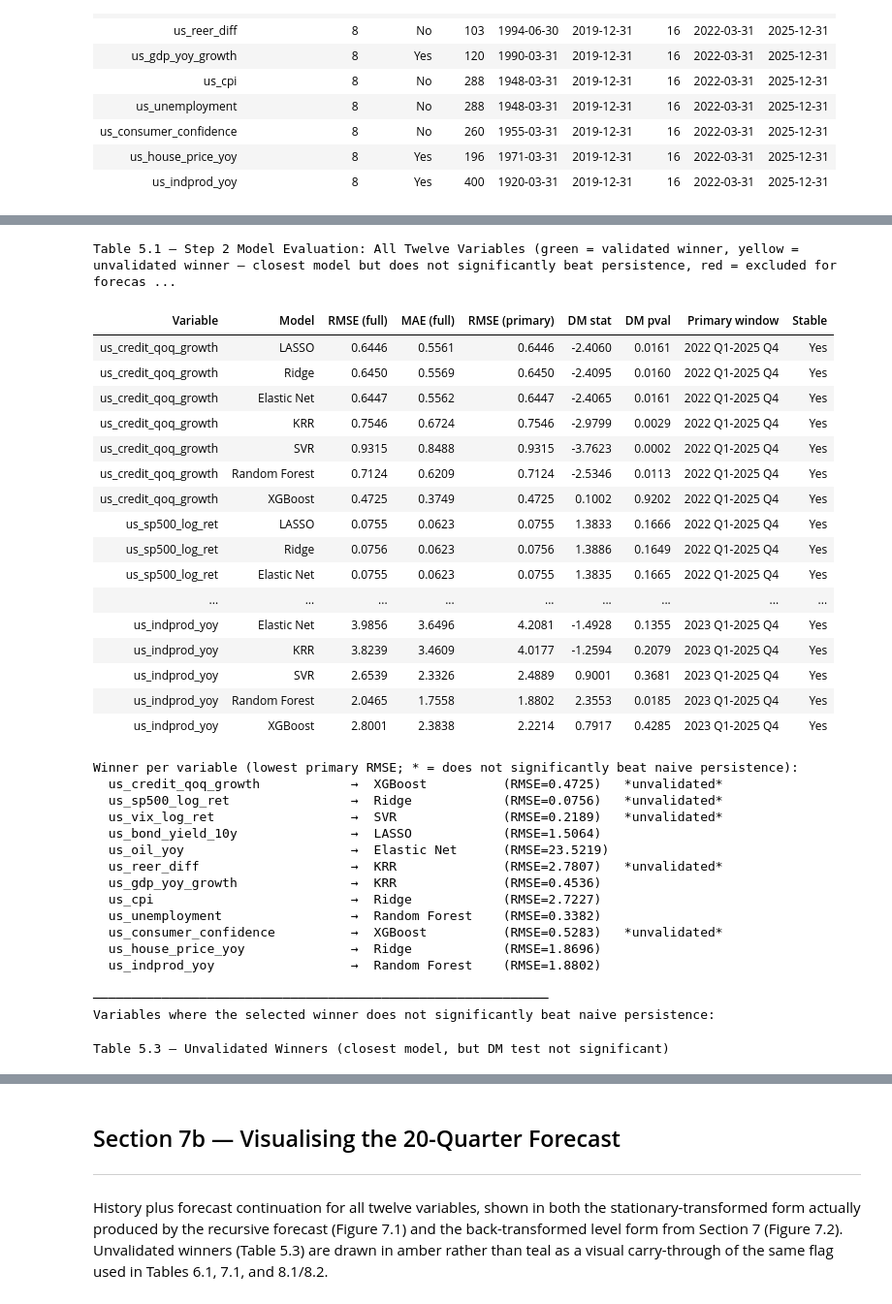
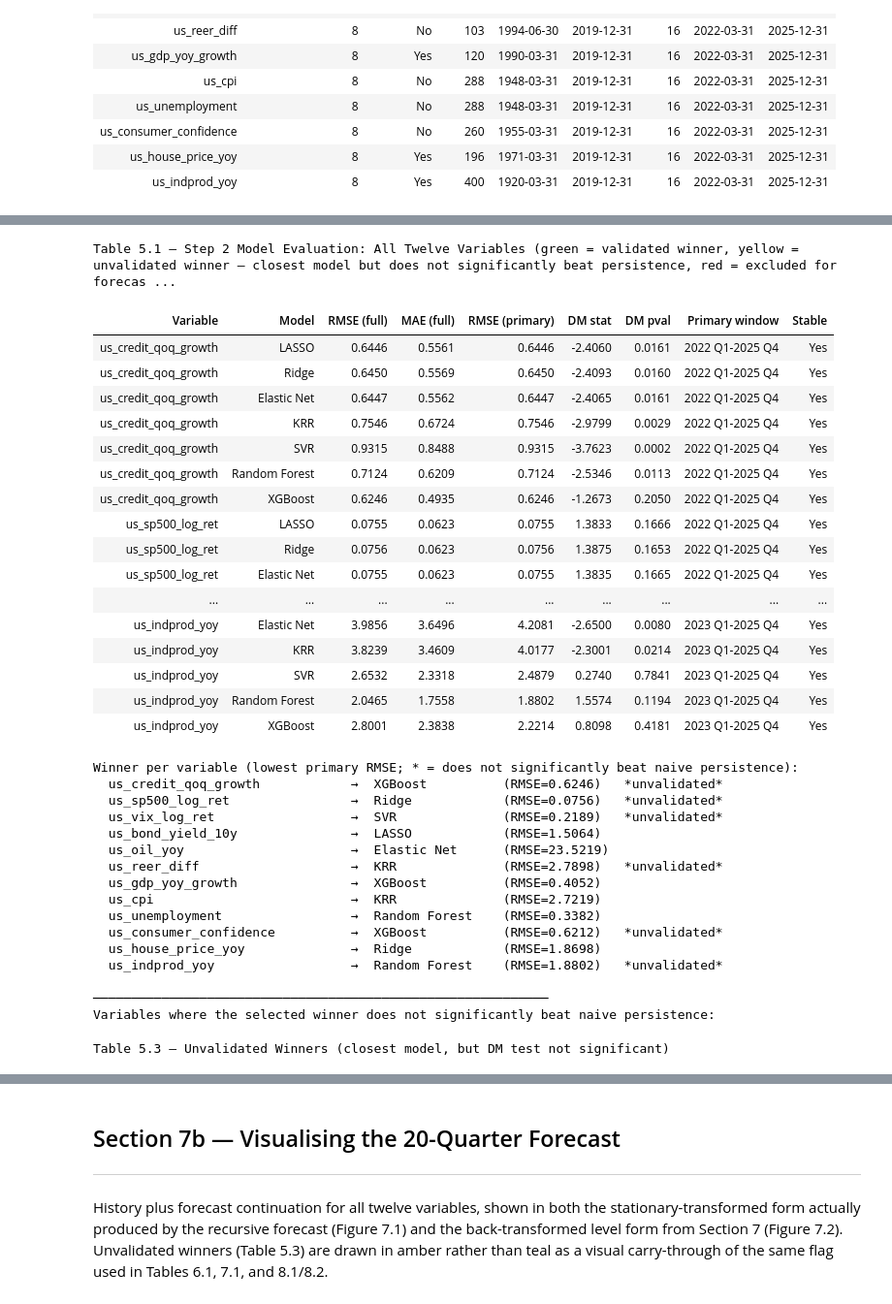
Before and after one commit to hogandan85/ST-498, a Jupyter notebook: Code/02b_Stage1_ML.ipynb, the cells around one changed output, grey strips where cells are left out. Shown at 97% size. Cells and saved outputs as stored; diff of their text form; code cells hidden in the pictures.

```diff
--- a/Code/02b_Stage1_ML.ipynb
+++ b/Code/02b_Stage1_ML.ipynb
@@ -192,8 +156,4 @@ and required for IFRS 9 PD modelling purposes.
 # %%
-# ─────────────────────────────────────────────────────────────────────────────
-# Section 2 — Variable Configuration & Transformation (12 variables)
-# ─────────────────────────────────────────────────────────────────────────────
-
 VARIABLES = {
     'us_credit_qoq_growth':    {'raw_col': 'us_credit',                 'transform': 'qoq',     'yoy_caveat': False, 'start_date': pd.Timestamp('1990-01-01')},
     'us_sp500_log_ret':        {'raw_col': 'us_sp500_close',            'transform': 'log_ret', 'yoy_caveat': False, 'start_date': None},
@@ -218,8 +178,7 @@ def apply_transform(series, transform):
     elif transform == 'yoy':
         return series.pct_change(4) * 100
     elif transform == 'diff':
-        interp = series.interpolate(method='linear', limit_direction='both')
-        return interp.diff()
+        return series.diff()
     elif transform == 'level':
         return series.copy()
     else:
@@ -241,12 +200,15 @@ for var_name, cfg in VARIABLES.items():
     adf_stat, adf_p, *_ = adfuller(stat_series, autolag='AIC')
     kpss_stat, kpss_p, *_ = kpss(stat_series, regression='c', nlags='auto')
 
-    if adf_p < 0.05 and kpss_p > 0.05:
+    ar, kr = adf_p < 0.05, kpss_p < 0.05
+    if ar and not kr:
         decision = 'STATIONARY'
-    elif adf_p >= 0.05 and kpss_p <= 0.05:
+    elif not ar and kr:
         decision = 'NON-STATIONARY'
+    elif not ar and not kr:
+        decision = 'INCONCLUSIVE'
     else:
-        decision = 'INCONCLUSIVE'
+        decision = 'CONFLICTING'
 
     series_dict[var_name] = stat_series
 
@@ -658,12 +529,5 @@ naive persistence.
 # %%
-# ─────────────────────────────────────────────────────────────────────────────
-# Section 5 — Step 2: Model Evaluation on Test Set (single-origin static)
-# ─────────────────────────────────────────────────────────────────────────────
-
 def diebold_mariano(e1, e2):
-    """Diebold-Mariano test: e1 vs e2 loss differential. H0: equal accuracy.
-    Positive DM stat means e2 (the ML model) has lower squared error than
-    e1 (the naive/persistence benchmark) — i.e. the model beats naive."""
     d  = e1**2 - e2**2
     n  = len(d)
     dm = np.mean(d) / (np.std(d, ddof=1) / np.sqrt(n))
@@ -671,7 +535,6 @@ def diebold_mariano(e1, e2):
     return round(dm, 4), round(pv, 4)
 
 def recursive_forecast(model, seed_series, scaler, n_lags, n_steps):
-    """Generate recursive multi-step forecast from a fitted model."""
     history = list(seed_series.values[-n_lags:])
     preds   = []
     for _ in range(n_steps):
@@ -683,14 +546,10 @@ def recursive_forecast(model, seed_series, scaler, n_lags, n_steps):
     return np.array(preds)
 
 def is_forecast_stable(preds, train_series, max_multiple=10):
-    """Flag forecasts that diverge wildly beyond the training data's range.
-    A model is unstable if its recursive forecast drifts more than
-    max_multiple times the training data's range away from the training mean.
-    This catches RBF/kernel divergence under recursive multi-step forecasting."""
     train_range  = train_series.max() - train_series.min()
     train_center = train_series.mean()
     if train_range == 0:
-        train_range = 1.0  # avoid div-by-zero for degenerate series
+        train_range = 1.0
     pred_max_dev = np.max(np.abs(preds - train_center))
     return pred_max_dev <= max_multiple * train_range
 
@@ -713,7 +572,7 @@ for var_name, cfg in VARIABLES.items():
     sub_mask    = test.index >= YOY_SUBWINDOW_START
     y_true_sub  = test[sub_mask].values
 
-    sarima_pred = np.full(len(test), train.iloc[-1])
+    naive_pred = np.full(len(test), train.iloc[-1])
 
     model_metrics = {}
 
@@ -737,9 +596,13 @@ for var_name, cfg in VARIABLES.items():
 
         rmse_primary = rmse_sub if is_yoy else rmse_full
 
-        e_model  = y_true_full - preds_full
-        e_sarima = y_true_full - sarima_pred
-        dm_stat, dm_pval = diebold_mariano(e_sarima, e_model)
+        if is_yoy:
+            e_model = y_true_sub - preds_sub
+            e_naive = y_true_sub - naive_pred[sub_mask]
+        else:
+            e_model = y_true_full - preds_full
+            e_naive = y_true_full - naive_pred
+        dm_stat, dm_pval = diebold_mariano(e_naive, e_model)
 
         model_metrics[model_name] = {
             'RMSE (full)':    round(rmse_full, 4),
@@ -764,12 +627,6 @@ for var_name, cfg in VARIABLES.items():
 
     eval_results[var_name] = model_metrics
 
-    # ── Winner selection ────────────────────────────────────────────────────
-    # Among stable models, prefer ones that significantly beat naive
-    # persistence (DM stat > 0, DM p-value < 0.05). If none qualify, still
-    # select a winner (closest to beating naive) so Section 6 always has a
-    # real model to retrain and forecast with — but mark it unvalidated so
-    # that flag survives into every later table.
     stable_models = {m: v for m, v in model_metrics.items() if v['Stable']}
     if not stable_models:
         stable_models = model_metrics
@@ -816,61 +673,61 @@ display(eval_df.style
              'RMSE (primary)': '{:.4f}', 'DM stat': '{:.4f}', 'DM pval': '{:.4f}'})
     .set_caption('Table 5.1 — Step 2 Model Evaluation: All Twelve Variables '
                  '(green = validated winner, yellow = unvalidated winner — '
                  'closest model but does not significantly beat persistence, '
                  'red = excluded for forecast instability)')
     .hide(axis='index'))
 
 print('\nWinner per variable (lowest primary RMSE; * = does not significantly beat naive persistence):')
 for var, win in winner_dict.items():
     rmse = eval_results[var][win]['RMSE (primary)']
     flag = '' if validated_dict[var] else '   *unvalidated*'
     print(f'  {var:30s}  →  {win:15s}  (RMSE={rmse:.4f}){flag}')
 
 if no_skill_log:
     print(f'\n{"─"*60}')
     print('Variables where the selected winner does not significantly beat naive persistence:')
     display(pd.DataFrame(no_skill_log).style
         .set_caption('Table 5.3 — Unvalidated Winners (closest model, but DM test not significant)')
         .hide(axis='index'))
 
 if unstable_log:
     print(f'\n{"─"*60}')
     print('Models excluded for forecast instability (recursive divergence):')
     display(pd.DataFrame(unstable_log).style
         .set_caption('Table 5.2 — Excluded Unstable Models')
         .hide(axis='index'))
 # %% [output]
 Table 5.1 — Step 2 Model Evaluation: All Twelve Variables (green = validated winner, yellow = unvalidated winner — closest model but does not significantly beat persistence, red = excluded for forecas ...
 | Variable | Model | RMSE (full) | MAE (full) | RMSE (primary) | DM stat | DM pval | Primary window | Stable |
 | us_credit_qoq_growth | LASSO | 0.6446 | 0.5561 | 0.6446 | -2.4060 | 0.0161 | 2022 Q1-2025 Q4 | Yes |
-| us_credit_qoq_growth | Ridge | 0.6450 | 0.5569 | 0.6450 | -2.4095 | 0.0160 | 2022 Q1-2025 Q4 | Yes |
+| us_credit_qoq_growth | Ridge | 0.6450 | 0.5569 | 0.6450 | -2.4093 | 0.0160 | 2022 Q1-2025 Q4 | Yes |
 | us_credit_qoq_growth | Elastic Net | 0.6447 | 0.5562 | 0.6447 | -2.4065 | 0.0161 | 2022 Q1-2025 Q4 | Yes |
 | us_credit_qoq_growth | KRR | 0.7546 | 0.6724 | 0.7546 | -2.9799 | 0.0029 | 2022 Q1-2025 Q4 | Yes |
 | us_credit_qoq_growth | SVR | 0.9315 | 0.8488 | 0.9315 | -3.7623 | 0.0002 | 2022 Q1-2025 Q4 | Yes |
 | us_credit_qoq_growth | Random Forest | 0.7124 | 0.6209 | 0.7124 | -2.5346 | 0.0113 | 2022 Q1-2025 Q4 | Yes |
-| us_credit_qoq_growth | XGBoost | 0.4725 | 0.3749 | 0.4725 | 0.1002 | 0.9202 | 2022 Q1-2025 Q4 | Yes |
+| us_credit_qoq_growth | XGBoost | 0.6246 | 0.4935 | 0.6246 | -1.2673 | 0.2050 | 2022 Q1-2025 Q4 | Yes |
 | us_sp500_log_ret | LASSO | 0.0755 | 0.0623 | 0.0755 | 1.3833 | 0.1666 | 2022 Q1-2025 Q4 | Yes |
-| us_sp500_log_ret | Ridge | 0.0756 | 0.0623 | 0.0756 | 1.3886 | 0.1649 | 2022 Q1-2025 Q4 | Yes |
+| us_sp500_log_ret | Ridge | 0.0756 | 0.0623 | 0.0756 | 1.3875 | 0.1653 | 2022 Q1-2025 Q4 | Yes |
 | us_sp500_log_ret | Elastic Net | 0.0755 | 0.0623 | 0.0755 | 1.3835 | 0.1665 | 2022 Q1-2025 Q4 | Yes |
 | ... | ... | ... | ... | ... | ... | ... | ... | ... |
-| us_indprod_yoy | Elastic Net | 3.9856 | 3.6496 | 4.2081 | -1.4928 | 0.1355 | 2023 Q1-2025 Q4 | Yes |
-| us_indprod_yoy | KRR | 3.8239 | 3.4609 | 4.0177 | -1.2594 | 0.2079 | 2023 Q1-2025 Q4 | Yes |
-| us_indprod_yoy | SVR | 2.6539 | 2.3326 | 2.4889 | 0.9001 | 0.3681 | 2023 Q1-2025 Q4 | Yes |
-| us_indprod_yoy | Random Forest | 2.0465 | 1.7558 | 1.8802 | 2.3553 | 0.0185 | 2023 Q1-2025 Q4 | Yes |
-| us_indprod_yoy | XGBoost | 2.8001 | 2.3838 | 2.2214 | 0.7917 | 0.4285 | 2023 Q1-2025 Q4 | Yes |
+| us_indprod_yoy | Elastic Net | 3.9856 | 3.6496 | 4.2081 | -2.6500 | 0.0080 | 2023 Q1-2025 Q4 | Yes |
+| us_indprod_yoy | KRR | 3.8239 | 3.4609 | 4.0177 | -2.3001 | 0.0214 | 2023 Q1-2025 Q4 | Yes |
+| us_indprod_yoy | SVR | 2.6532 | 2.3318 | 2.4879 | 0.2740 | 0.7841 | 2023 Q1-2025 Q4 | Yes |
+| us_indprod_yoy | Random Forest | 2.0465 | 1.7558 | 1.8802 | 1.5574 | 0.1194 | 2023 Q1-2025 Q4 | Yes |
+| us_indprod_yoy | XGBoost | 2.8001 | 2.3838 | 2.2214 | 0.8098 | 0.4181 | 2023 Q1-2025 Q4 | Yes |
 Winner per variable (lowest primary RMSE; * = does not significantly beat naive persistence):
-  us_credit_qoq_growth            →  XGBoost          (RMSE=0.4725)   *unvalidated*
+  us_credit_qoq_growth            →  XGBoost          (RMSE=0.6246)   *unvalidated*
   us_sp500_log_ret                →  Ridge            (RMSE=0.0756)   *unvalidated*
   us_vix_log_ret                  →  SVR              (RMSE=0.2189)   *unvalidated*
   us_bond_yield_10y               →  LASSO            (RMSE=1.5064)
   us_oil_yoy                      →  Elastic Net      (RMSE=23.5219)
-  us_reer_diff                    →  KRR              (RMSE=2.7807)   *unvalidated*
-  us_gdp_yoy_growth               →  KRR              (RMSE=0.4536)
-  us_cpi                          →  Ridge            (RMSE=2.7227)
+  us_reer_diff                    →  KRR              (RMSE=2.7898)   *unvalidated*
+  us_gdp_yoy_growth               →  XGBoost          (RMSE=0.4052)
+  us_cpi                          →  KRR              (RMSE=2.7219)
   us_unemployment                 →  Random Forest    (RMSE=0.3382)
-  us_consumer_confidence          →  XGBoost          (RMSE=0.5283)   *unvalidated*
-  us_house_price_yoy              →  Ridge            (RMSE=1.8696)
-  us_indprod_yoy                  →  Random Forest    (RMSE=1.8802)
+  us_consumer_confidence          →  XGBoost          (RMSE=0.6212)   *unvalidated*
+  us_house_price_yoy              →  Ridge            (RMSE=1.8698)
+  us_indprod_yoy                  →  Random Forest    (RMSE=1.8802)   *unvalidated*
 
 ────────────────────────────────────────────────────────────
 Variables where the selected winner does not significantly beat naive persistence:
```
Also changed, not shown: parts of 24 cells of this notebook.
